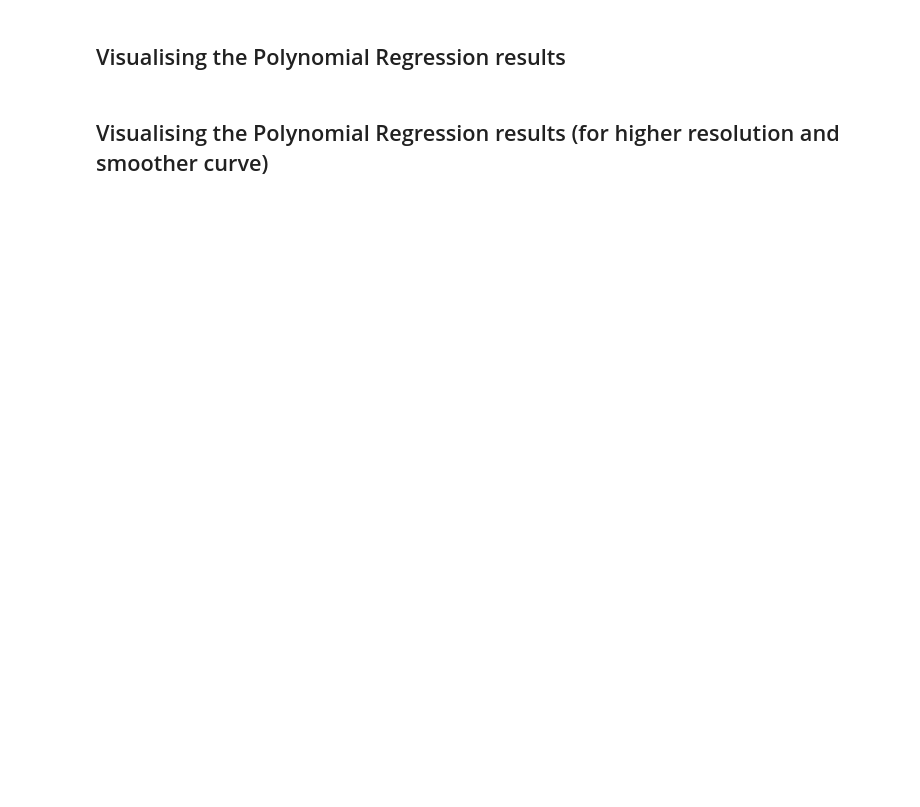
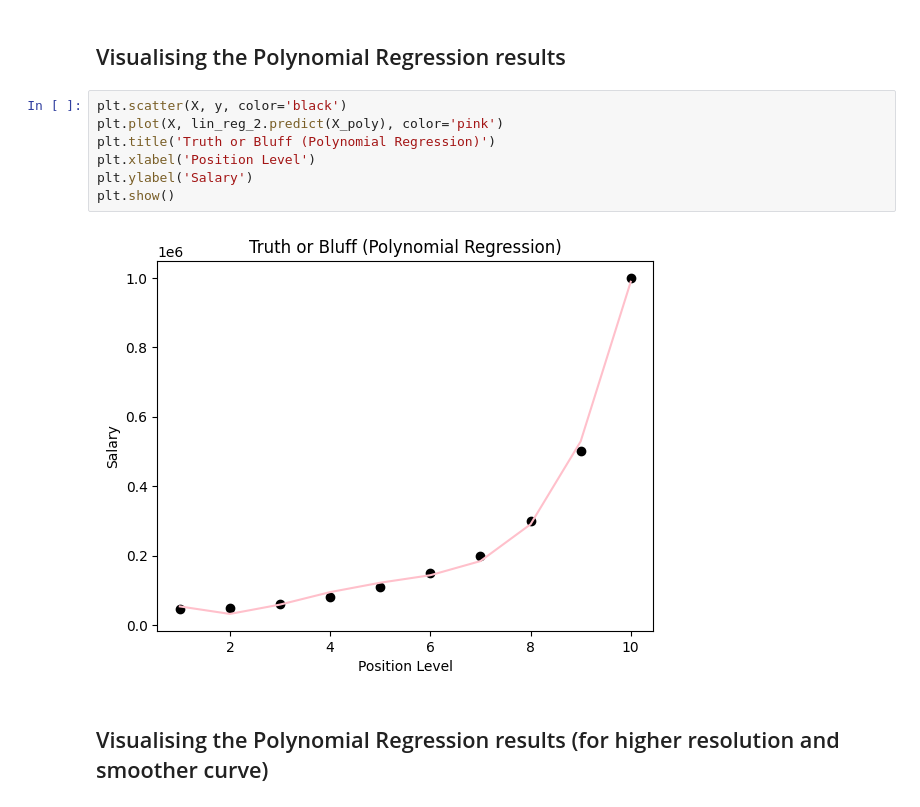
Before and after one commit to MRH-Romit/Practicing-Machine-Learning-, a Jupyter notebook: Regression Analysis/Polynomial Linear Regression/polynomial_regression.ipynb, the cells around one changed output. Cells and saved outputs as stored; diff of their text form; blank space fills up the shorter version.

```diff
--- a/Regression Analysis/Polynomial Linear Regression/polynomial_regression.ipynb
+++ b/Regression Analysis/Polynomial Linear Regression/polynomial_regression.ipynb
@@ -23,4 +44,13 @@ LinearRegression(copy_X=True, fit_intercept=True, n_jobs=None, normalize=False)
 # %% [markdown]
 ## Visualising the Polynomial Regression results
+# %%
+plt.scatter(X, y, color='black')
+plt.plot(X, lin_reg_2.predict(X_poly), color='pink')
+plt.title('Truth or Bluff (Polynomial Regression)')
+plt.xlabel('Position Level')
+plt.ylabel('Salary')
+plt.show()
+# %% [output]
+[figure, added]
 # %% [markdown]
 ## Visualising the Polynomial Regression results (for higher resolution and smoother curve)
```
Also changed, not shown: parts of 10 cells of this notebook.
